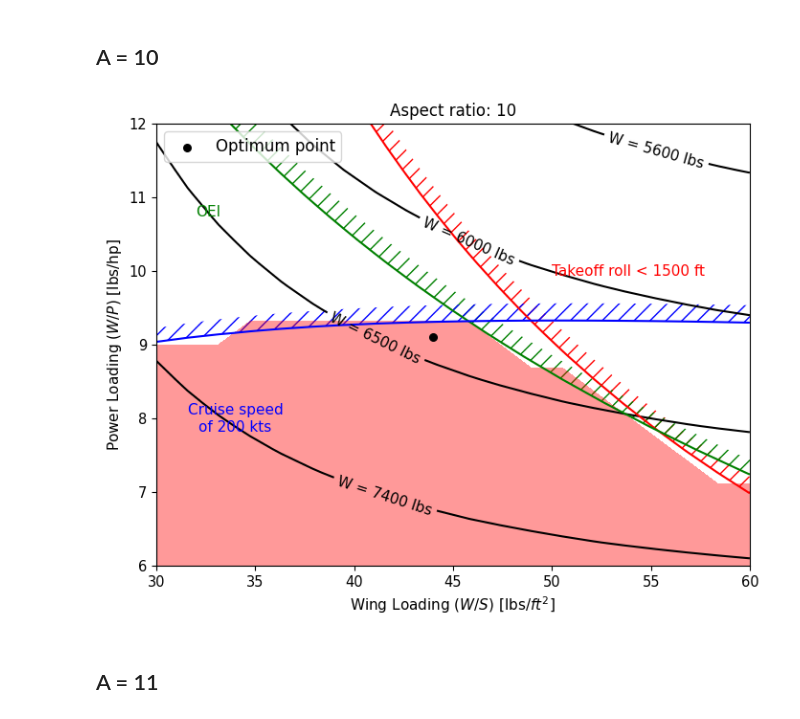
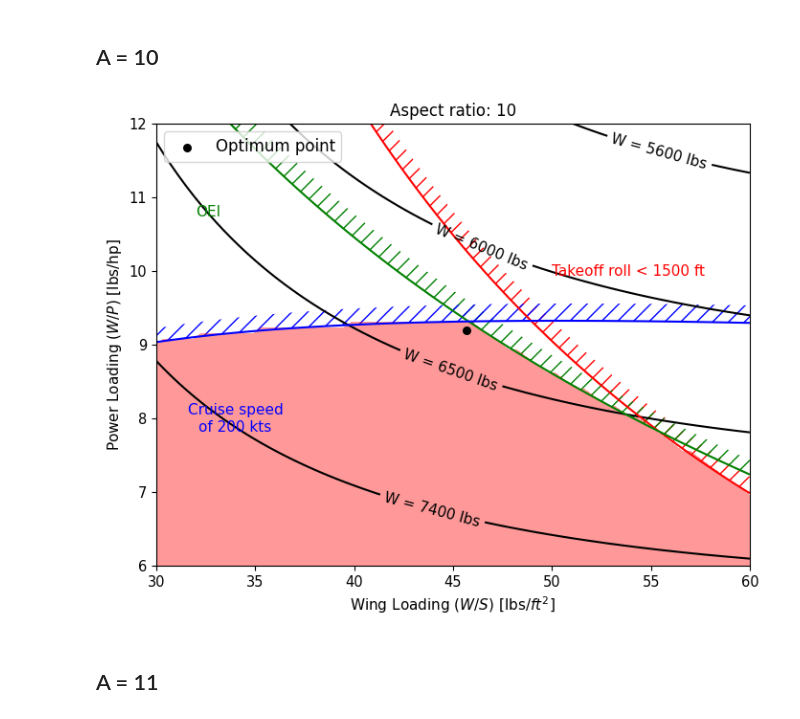
Before and after one commit to ComputationalDesignLab/aircraft-design, a Jupyter notebook: book/trade_study/ar_study.ipynb, the cells around one changed output. Cells and saved outputs as stored; diff of their text form; code cells hidden in the pictures.

```diff
--- a/book/trade_study/ar_study.ipynb
+++ b/book/trade_study/ar_study.ipynb
@@ -20,7 +20,7 @@ def plot_trade_study(A):
         Function to create a trade study plot for a given A
     """
 
-    num_pts = 20 # 80
+    num_pts = 80
     wing_loading = np.linspace(30, 60, num_pts) # lbs/sq ft
     power_loading = np.linspace(6, 12, num_pts) # lbs/hp
 
@@ -126,8 +126,8 @@ _ = ax.legend(fontsize=12)
 ## A = 9
 # %%
 A.append(9)
-best_wing_loading.append(42.5) # lbs/sq ft
-best_power_loading.append(9.0) # lbs/hp
+best_wing_loading.append(44.0) # lbs/sq ft
+best_power_loading.append(9.1) # lbs/hp
 
 ax = plot_trade_study(A[-1])
 ax.scatter(best_wing_loading[-1], best_power_loading[-1], color="k", s=30, label="Optimum point")
@@ -138,14 +138,14 @@ _ = ax.legend(fontsize=12)
 ## A = 10
 # %%
 A.append(10)
-best_wing_loading.append(44) # lbs/sq ft
-best_power_loading.append(9.1) # lbs/hp
+best_wing_loading.append(45.7) # lbs/sq ft
+best_power_loading.append(9.2) # lbs/hp
 
 ax = plot_trade_study(A[-1])
 ax.scatter(best_wing_loading[-1], best_power_loading[-1], color="k", s=30, label="Optimum point")
 _ = ax.legend(fontsize=12)
 # %% [output]
-[figure, old version]
+[figure, new version]
 # %% [markdown]
 ## A = 11
 # %%
```
Also changed, not shown: parts of 10 cells of this notebook.
